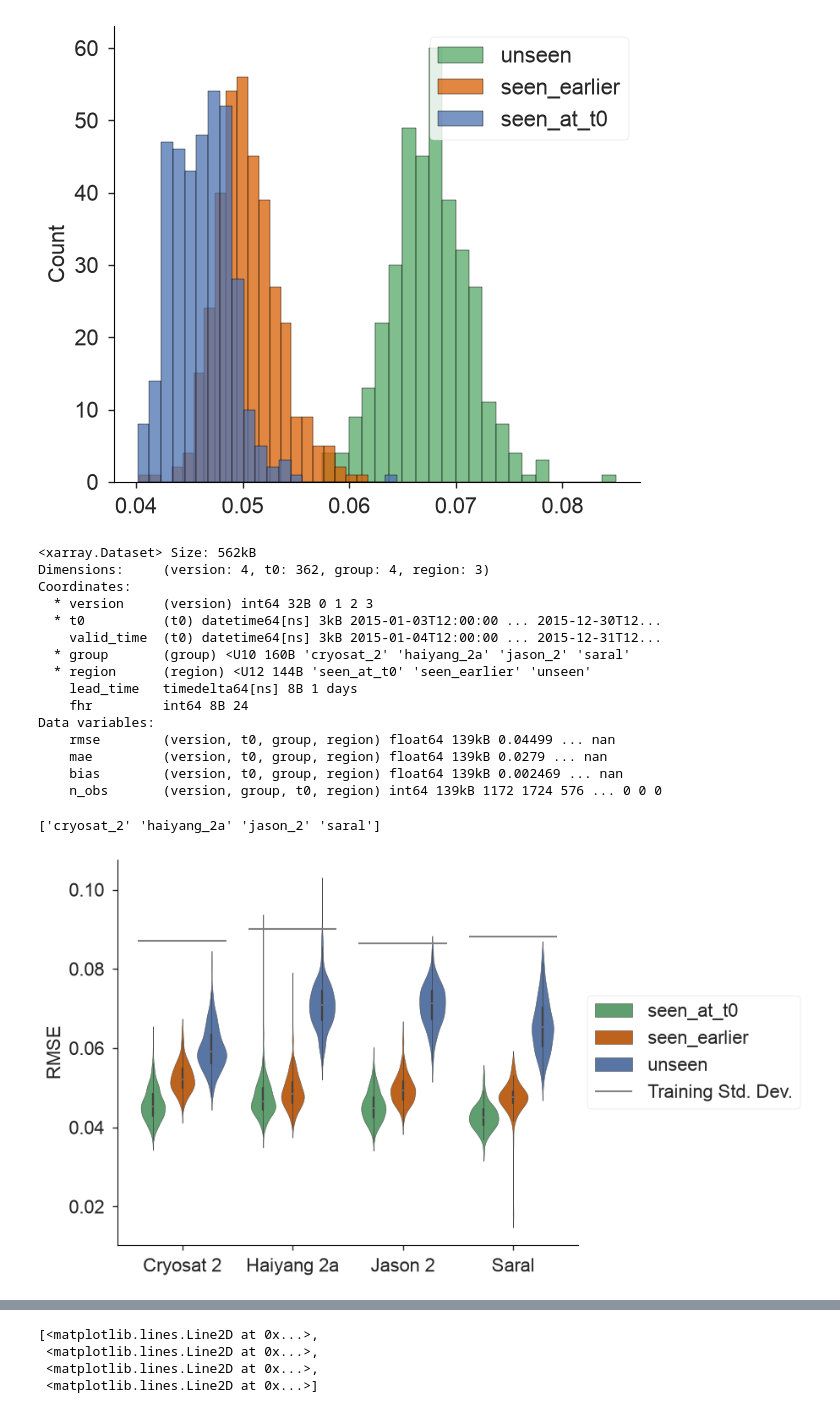
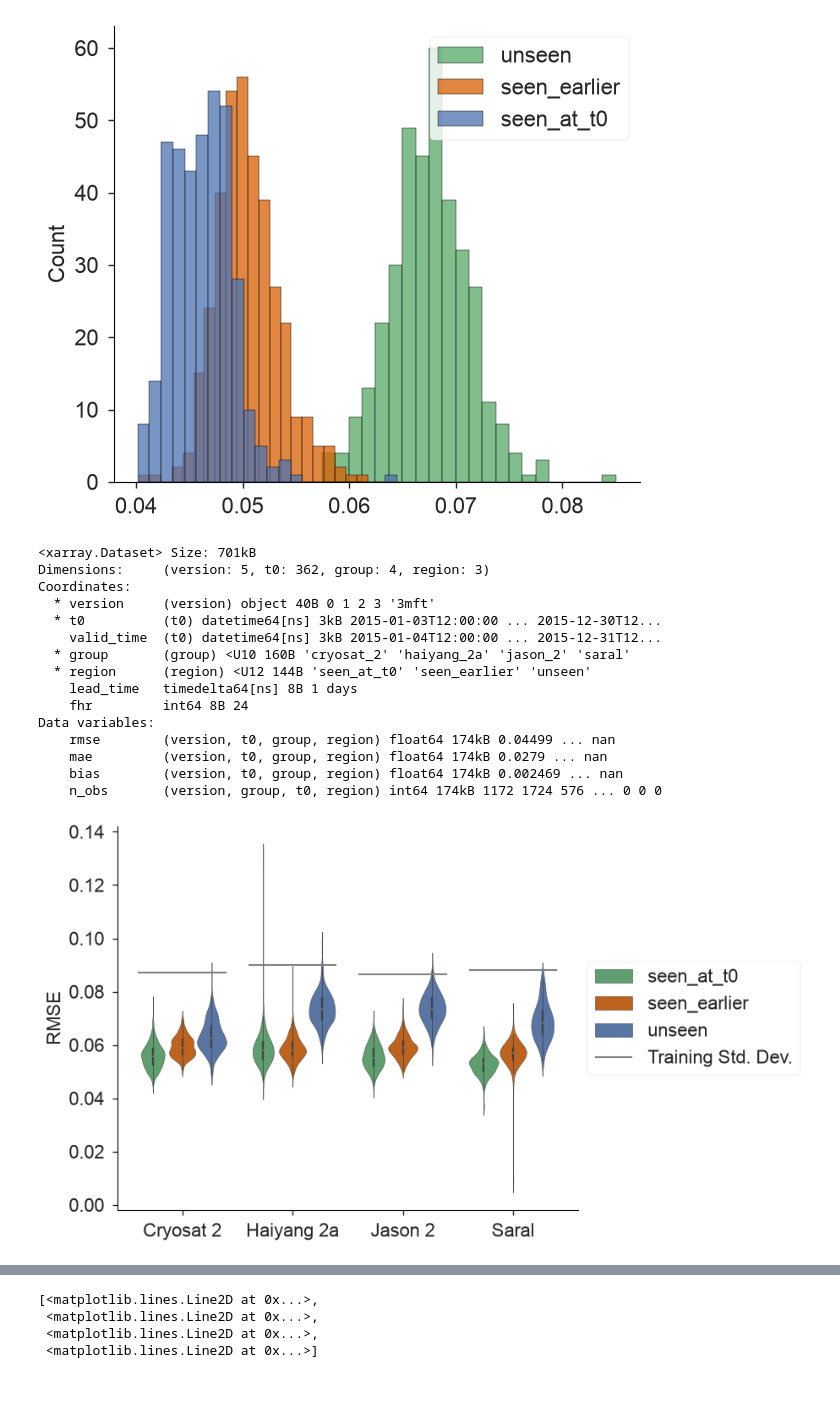
Before and after one commit to timothyas/nese, a Jupyter notebook: experimental/local-sla-16yr/plot_metrics.ipynb, the cells around one changed output, grey strips where cells are left out. Cells and saved outputs as stored; diff of their text form; code cells hidden in the pictures.

```diff
--- a/experimental/local-sla-16yr/plot_metrics.ipynb
+++ b/experimental/local-sla-16yr/plot_metrics.ipynb
@@ -182,7 +182,7 @@ ax.legend();
 # %%
 ogds = [
     xr.open_dataset(f"runs/v{version}/metrics/sla.by_region.per_group.nc").squeeze().load().expand_dims({"version": [version]})
-    for version in [0, 1, 2, 3]
+    for version in [0, 1, 2, 3, "3mft"]
 ]
 ogds = xr.concat(ogds, dim="version")
 # %%
@@ -195,10 +195,10 @@ def make_it_nice(ax):
 # %%
 ogds
 # %% [output]
-<xarray.Dataset> Size: 562kB
-Dimensions:     (version: 4, t0: 362, group: 4, region: 3)
+<xarray.Dataset> Size: 701kB
+Dimensions:     (version: 5, t0: 362, group: 4, region: 3)
 Coordinates:
-  * version     (version) int64 32B 0 1 2 3
+  * version     (version) object 40B 0 1 2 3 '3mft'
   * t0          (t0) datetime64[ns] 3kB 2015-01-03T12:00:00 ... 2015-12-30T12...
     valid_time  (t0) datetime64[ns] 3kB 2015-01-04T12:00:00 ... 2015-12-31T12...
   * group       (group) <U10 160B 'cryosat_2' 'haiyang_2a' 'jason_2' 'saral'
@@ -206,10 +206,10 @@ Coordinates:
     lead_time   timedelta64[ns] 8B 1 days
     fhr         int64 8B 24
 Data variables:
-    rmse        (version, t0, group, region) float64 139kB 0.04499 ... nan
-    mae         (version, t0, group, region) float64 139kB 0.0279 ... nan
-    bias        (version, t0, group, region) float64 139kB 0.002469 ... nan
-    n_obs       (version, group, t0, region) int64 139kB 1172 1724 576 ... 0 0 0
+    rmse        (version, t0, group, region) float64 174kB 0.04499 ... nan
+    mae         (version, t0, group, region) float64 174kB 0.0279 ... nan
+    bias        (version, t0, group, region) float64 174kB 0.002469 ... nan
+    n_obs       (version, group, t0, region) int64 174kB 1172 1724 576 ... 0 0 0
 # %%
 def plot_observed_region(xds, metric, x="group", hue="region"):
 
@@ -224,20 +224,23 @@ def plot_observed_region(xds, metric, x="group", hue="region"):
     )
 
     groups = xds["group"].values
-    stdev = sds["stdev"].sel(variable=[f"sla_filtered_{g}" for g in groups]).values
-    print(groups)
-    x = np.arange(len(groups))
+    if x == "group":
+        stdev = sds["stdev"].sel(variable=[f"sla_filtered_{g}" for g in groups]).values
+        x = np.arange(len(groups))
 
-    ax.hlines(stdev, x - 0.4, x + 0.4, color="gray", lw=1.5, zorder=3,
-              label="Training Std. Dev.")
+        ax.hlines(stdev, x - 0.4, x + 0.4, color="gray", lw=1.5, zorder=3,
+                  label="Training Std. Dev.")
+    else:
+        stdev = sds["stdev"].sel(variable="pooled").values
+        ax.axhline(stdev, color="gray", lw=1.5, zorder=3, label="Training Std. Dev.")
+
 
     l = ax.legend(bbox_to_anchor=(1., .5), loc="center left");
 
     make_it_nice(ax)
     return fig, ax
 # %%
-fig, ax = plot_observed_region(ogds.sel(version=3), "rmse");
-fig.savefig("runs/v3/figures/rmse_by_region_by_group.jpeg", bbox_inches="tight")
+fig, ax = plot_observed_region(ogds.sel(version="3mft"), "rmse");
+#fig.savefig("runs/v3/figures/rmse_by_region_by_group.jpeg", bbox_inches="tight")
 # %% [output]
-['cryosat_2' 'haiyang_2a' 'jason_2' 'saral']
-[figure, old version]
+[figure, new version]
```
Also changed, not shown: parts of 9 cells of this notebook, 8 other files.
